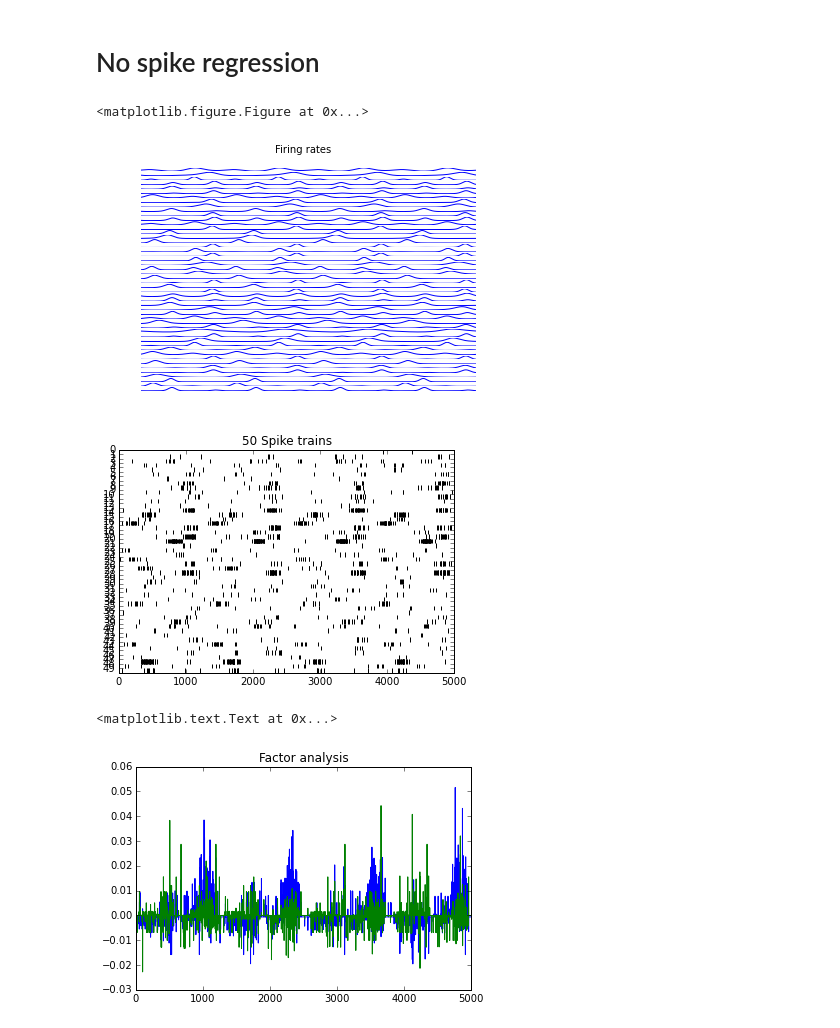
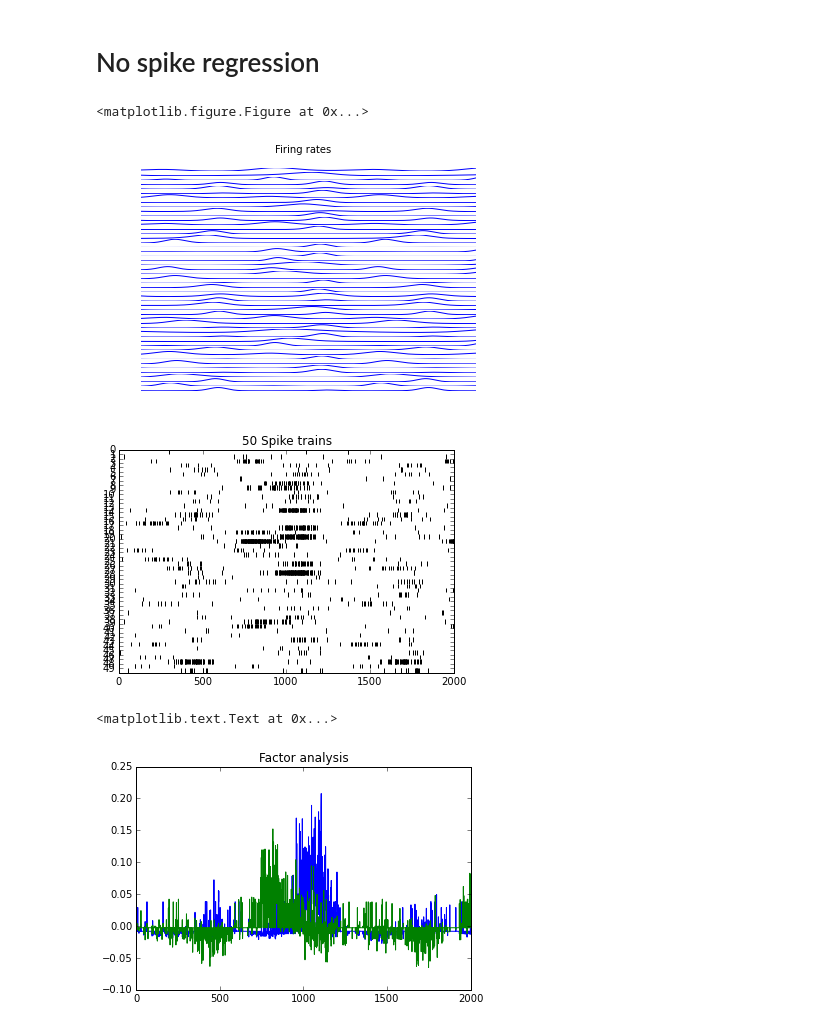
Before and after one commit to catniplab/vlgp, a Jupyter notebook: latent_only.ipynb, the cells around one changed output. Drawn from its saved outputs; the diff is of its cells as text; code cells hidden in the pictures.

```diff
--- a/latent_only.ipynb
+++ b/latent_only.ipynb
@@ -24,7 +30,7 @@ import simulation
 # %%
 np.random.seed(0)
 
-T = 5000
+T = 2000
 p = 0
 L = 2
 N = 50
@@ -42,35 +48,35 @@ x[:, 0] = 2 * np.sin(0.005 * np.arange(T) + np.pi)
 x[:, 1] = 2 * np.sin(0.01 * np.arange(T))
 
 for l in range(L):
     x[:, l] -= np.mean(x[:, l])
 
 # simulate spike trains
 a = 2 * np.random.rand(L, N) - 1
 for l in range(L):
     a[l, :] /= linalg.norm(a[l, :]) / np.sqrt(N)
 
 b = np.empty((1 + p*N, N))
 b[0, :] = low
 
 y, _, rate = simulation.spikes(x, a, b, intercept=True)
 figure()
 _, ax = subplots(N, sharex=True)
 for n in range(N):
     ax[n].plot(rate[:, n])
     ax[n].axis('off')
 suptitle('Firing rates')
 
 figure()
 ylim(0, N)
 for n in range(N):
     vlines(np.arange(T)[y[:, n] > 0], n, n + 1, color='black')
 title('{} Spike trains'.format(N))
 yticks(range(N))
 gca().invert_yaxis()
 # %% [output]
 <matplotlib.figure.Figure at 0x...>
-[figure, old version]
+[figure, new version]
-[figure, old version]
+[figure, new version]
 # %%
 fa = FactorAnalysis(n_components=L)
 m0 = fa.fit_transform(y)
@@ -86,7 +92,7 @@ plot(m0)
 title('Factor analysis')
 # %% [output]
 <matplotlib.text.Text at 0x...>
-[figure, old version]
+[figure, new version]
 # %%
 var = np.empty(L, dtype=float)
 var[0] = 5
```
Also changed, not shown: parts of 28 cells of this notebook, 5 other files.
